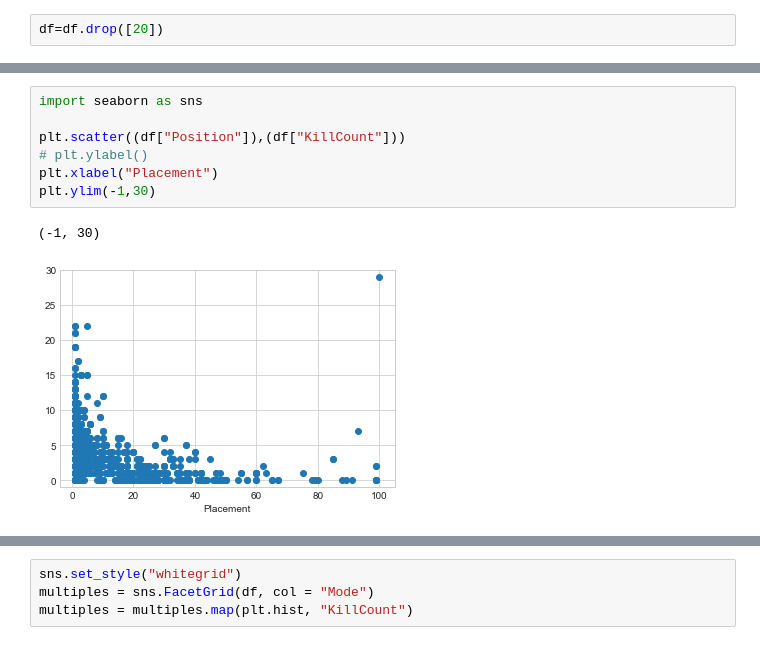
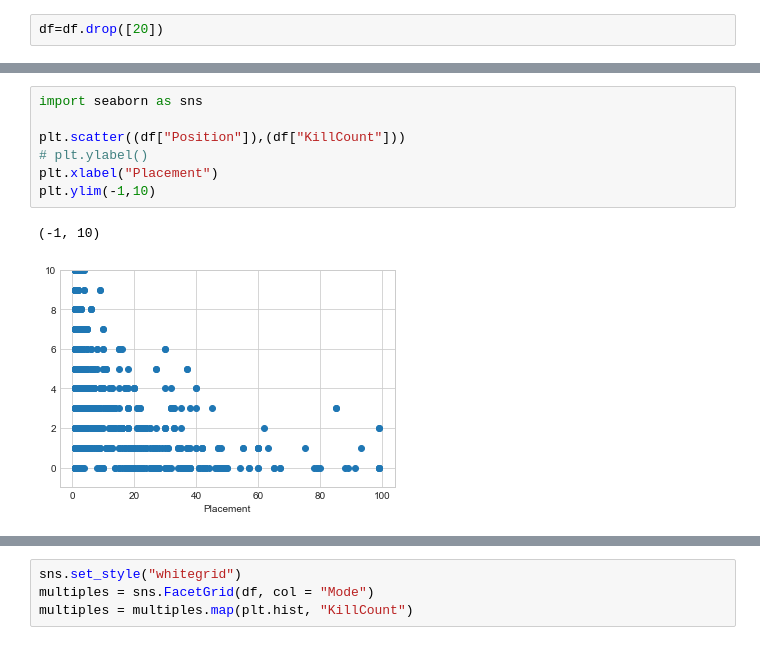
Before and after one commit to Justin1st/Fortnite_Heatmap, a Jupyter notebook: CombinedData Analysis.ipynb, the cells around one changed output, grey strips where cells are left out. Saved outputs shown, nothing was run; the diff lists cells and outputs as text.

```diff
--- a/CombinedData Analysis.ipynb
+++ b/CombinedData Analysis.ipynb
@@ -49,13 +73,13 @@ df.loc[df['Mode'] == "SQUAD "]
 # %%
 import seaborn as sns
 
 plt.scatter((df["Position"]),(df["KillCount"]))
 # plt.ylabel()
 plt.xlabel("Placement")
-plt.ylim(-1,30)
+plt.ylim(-1,10)
 # %% [output]
-(-1, 30)
+(-1, 10)
-[figure, old version]
+[figure, new version]
 # %%
 plt.scatter(df["Mode"], df["KillCount"])
 plt.ylabel("KillCount")
```
Also changed, not shown: parts of 20 cells of this notebook, 1 other file.
